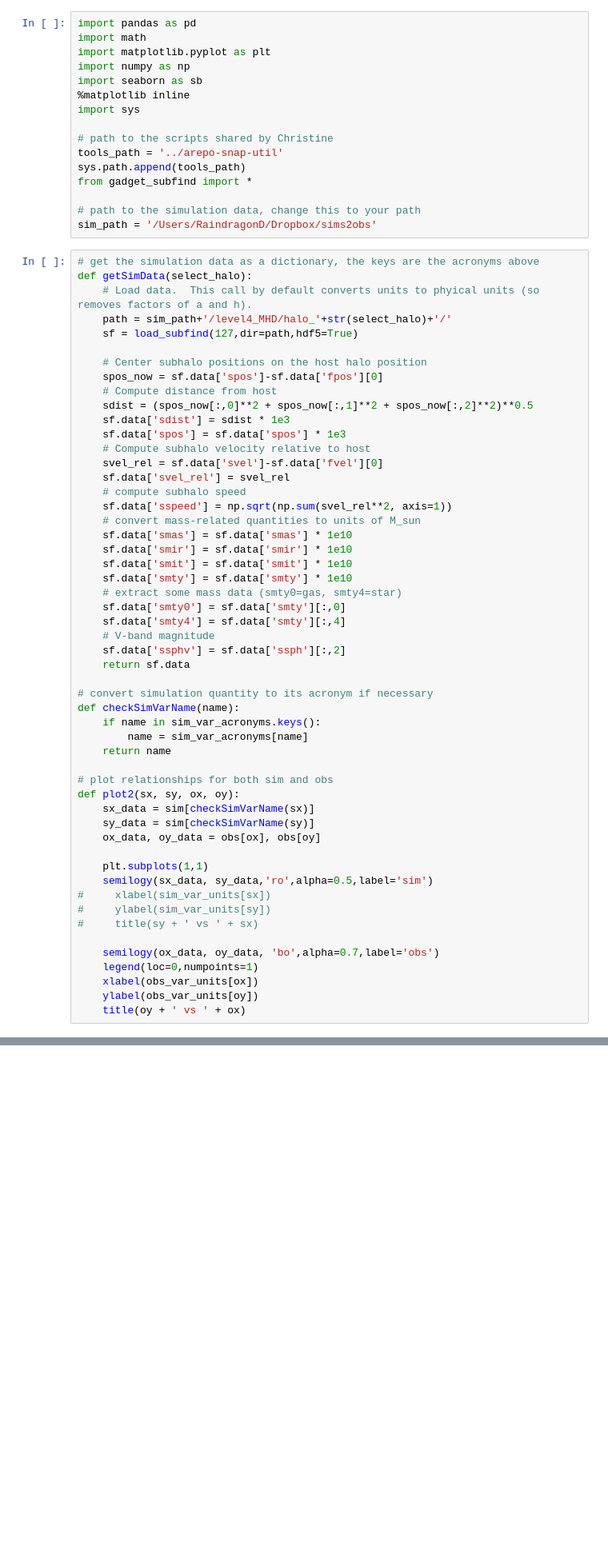
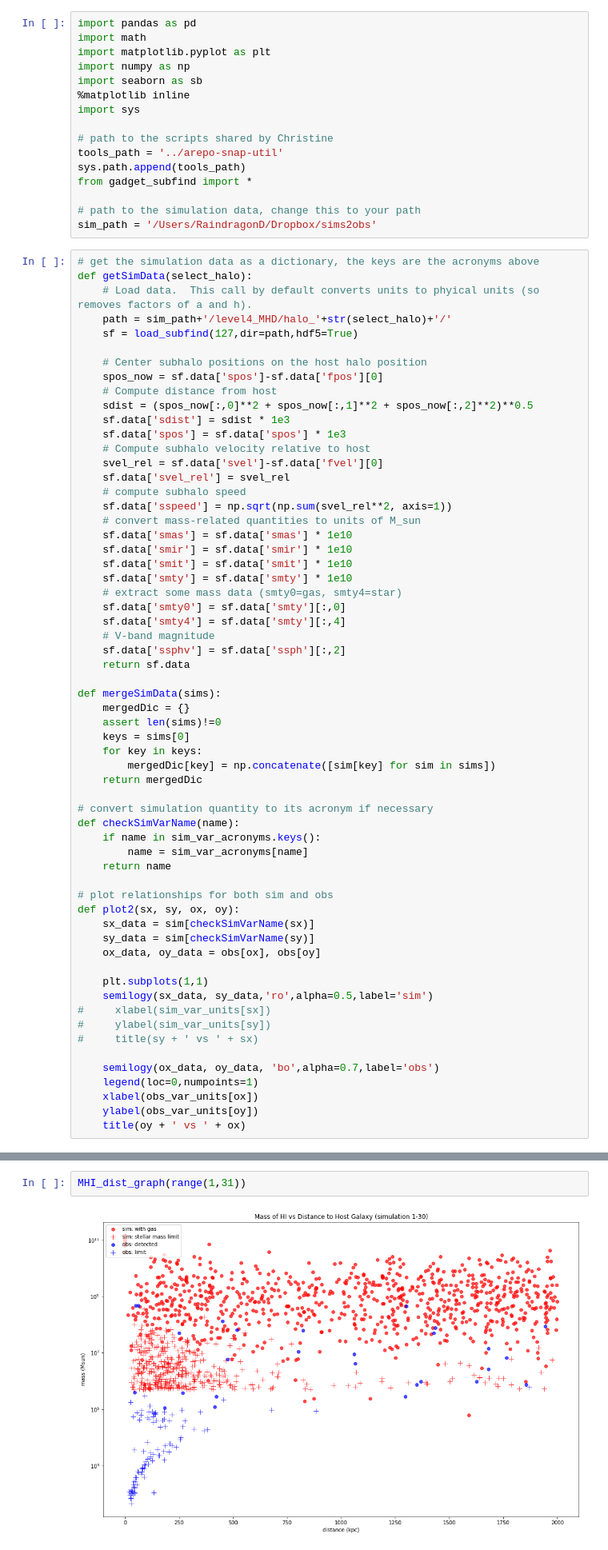
Before and after one commit to janagrc/sims2obs, a Jupyter notebook: sim2obs.ipynb, the cells around one changed output, grey strips where cells are left out. Shown: that part at 80% size. Drawn from its saved outputs; the diff is of its cells as text; blank space fills up the shorter version.

Commit message:
update graphs

```diff
--- a/sim2obs.ipynb
+++ b/sim2obs.ipynb
@@ -188,6 +188,14 @@ def getSimData(select_halo):
     sf.data['ssphv'] = sf.data['ssph'][:,2]
     return sf.data
 
+def mergeSimData(sims):
+    mergedDic = {}
+    assert len(sims)!=0
+    keys = sims[0]
+    for key in keys:
+        mergedDic[key] = np.concatenate([sim[key] for sim in sims])
+    return mergedDic
+
 # convert simulation quantity to its acronym if necessary
 def checkSimVarName(name):
     if name in sim_var_acronyms.keys():
@@ -213,0 +293,4 @@ def plot2(sx, sy, ox, oy):
+# %%
+MHI_dist_graph(range(1,31))
+# %% [output]
+[figure, added]
```
Also changed, not shown: parts of 10 cells of this notebook, 7 other files.
